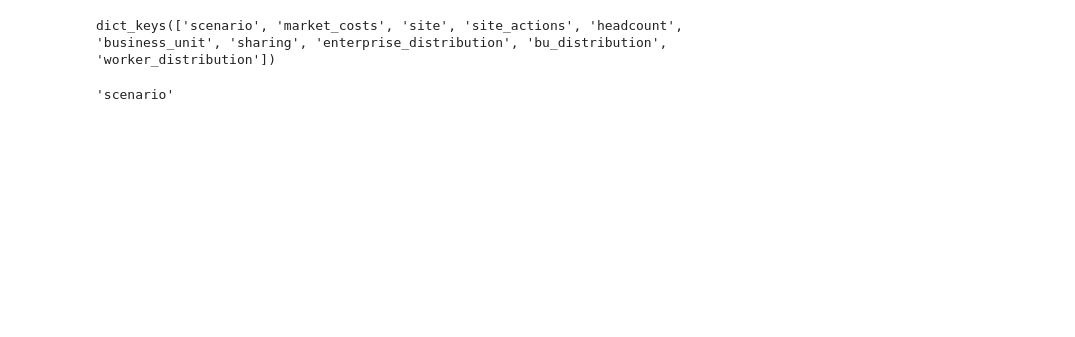
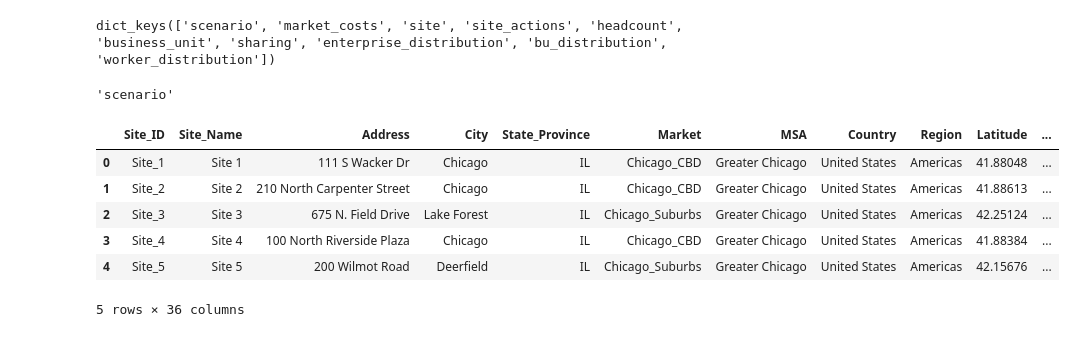
Before and after one commit to nbaronti/Real-Estate-Portfolio-Tool, a Jupyter notebook: RE_Tool_Code.ipynb, the cells around one changed output. Cells and saved outputs as stored; diff of their text form; code cells hidden in the pictures; blank space fills up the shorter version.

```diff
--- a/RE_Tool_Code.ipynb
+++ b/RE_Tool_Code.ipynb
@@ -51,0 +67,17 @@ for sheet in sheets_list:
+# %%
+# query to grab view from sql
+
+query = f'''SELECT * FROM detailed_site_view'''
+
+# run query and read into Pandas Dataframe
+
+detailed_site_DF = pd.read_sql_query(query,engine)
+detailed_site_DF
+# %% [output]
+|  | Site_ID | Site_Name | Address | City | State_Province | Market | MSA | Country | Region | Latitude | ... |
+| 0 | Site_1 | Site 1 | 111 S Wacker Dr | Chicago | IL | Chicago_CBD | Greater Chicago | United States | Americas | 41.88048 | ... |
+| 1 | Site_2 | Site 2 | 210 North Carpenter Street | Chicago | IL | Chicago_CBD | Greater Chicago | United States | Americas | 41.88613 | ... |
+| 2 | Site_3 | Site 3 | 675 N. Field Drive | Lake Forest | IL | Chicago_Suburbs | Greater Chicago | United States | Americas | 42.25124 | ... |
+| 3 | Site_4 | Site 4 | 100 North Riverside Plaza | Chicago | IL | Chicago_CBD | Greater Chicago | United States | Americas | 41.88384 | ... |
+| 4 | Site_5 | Site 5 | 200 Wilmot Road | Deerfield | IL | Chicago_Suburbs | Greater Chicago | United States | Americas | 42.15676 | ... |
+5 rows × 36 columns
```
Also changed, not shown: parts of 8 cells of this notebook, 10 other files.
